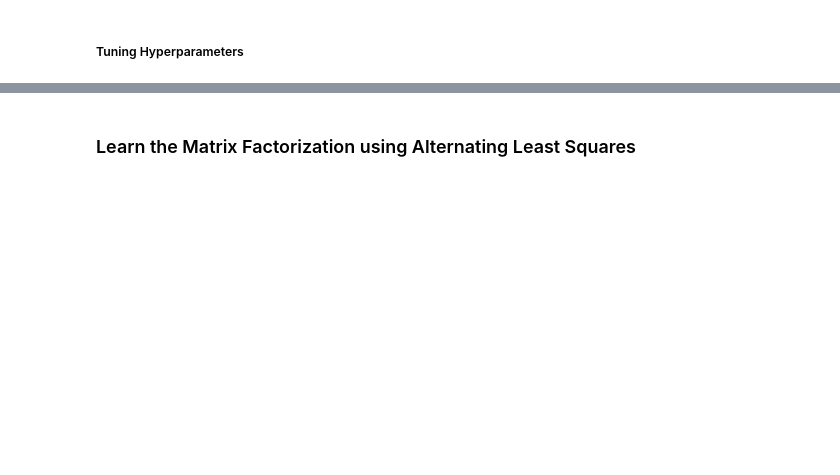
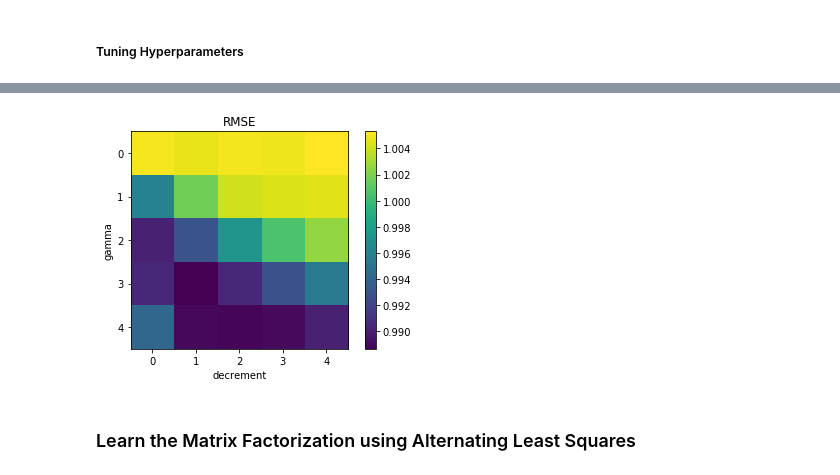
Before and after one commit to Anne-Aimee/recommender_system, a Jupyter notebook: src/main.ipynb, the cells around one changed output, grey strips where cells are left out. Cells and saved outputs as stored; diff of their text form; code cells hidden in the pictures; blank space fills up the shorter version.

```diff
--- a/src/main.ipynb
+++ b/src/main.ipynb
@@ -280,2 +286,32 @@ KeyboardInterrupt:
 # %% [markdown]
 ##### Tuning Hyperparameters
+# %%
+# define parameters
+num_features = 25   # K in the lecture notes
+
+lambda_user = 0.08
+lambda_item = 0.08
+
+gammas = np.logspace(-2,-1,num = 5)
+#gammas = np.linspace(0.01,0.1,num = 5)
+#gammas = np.logspace(-2,-1,num = 2)
+
+gamma_dec_step_sizes = np.linspace(1.1,1.3,5)
+#gamma_dec_step_sizes = np.linspace(1.1,1.3,2)
+
+num_epochs = 30     # number of full passes through the train set
+stop_criterion = 1e-4
+
+seeds = np.array([988,1000])
+#seeds = np.array([988])
+
+rmse_te = np.zeros((len(seeds),len(gammas),len(gamma_dec_step_sizes)))
+
+for ind_seed, seed in enumerate(seeds):
+    for ind_gamma, gamma in enumerate(gammas):
+        for ind_gamma_dec_step_size, gamma_dec_step_size in enumerate(gamma_dec_step_sizes):
+            print("seed ({}/{}) = {}".format(ind_seed+1, len(seeds), seed))
+            print("gamma ({}/{}) = {}".format(ind_gamma+1, len(gammas), gamma))
+            print("stepsize decrement ({}/{}) = {}".format(ind_gamma_dec_step_size+1, len(gamma_dec_step_sizes), gamma_dec_step_size))
+
+            rmse_te[ind_seed,ind_gamma,ind_gamma_dec_step_size] = matrix_factorization_SGD_regularized(train, test, num_features, lambda_user, lambda_item, gamma, gamma_dec_step_size, num_epochs, seed, stop_criterion)
@@ -294,3 +350,7 @@ plot_simple_heatmap(data, "title", "xlabel", "ylabel")
+# %%
+plot_simple_heatmap(np.min(rmse_te, axis = 0), "RMSE", "decrement", "gamma")
+# %% [output]
+[figure, added]
 # %%
 def plot_simple_heatmaps(data_1, data_2, fig_title, subtitle_1, subtitle_2, xlabel_shared, ylabel_shared):
 
```
Also changed, not shown: parts of 8 cells of this notebook.
